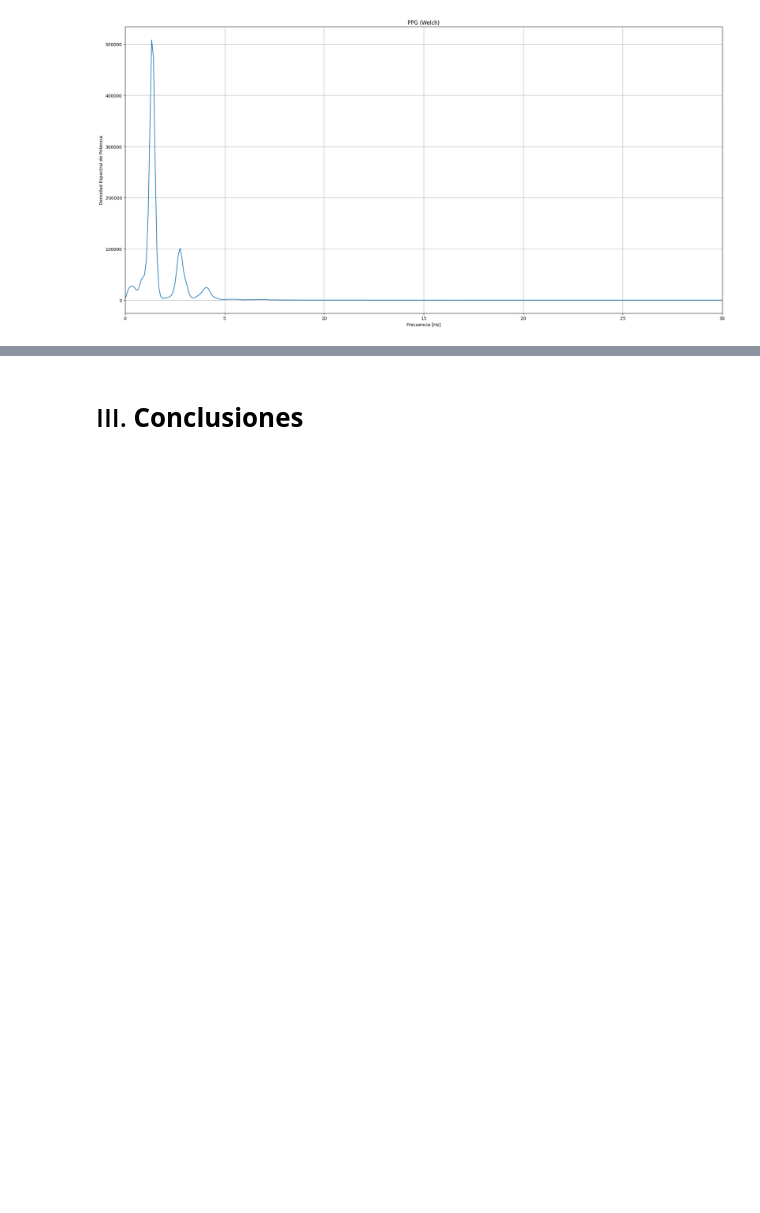
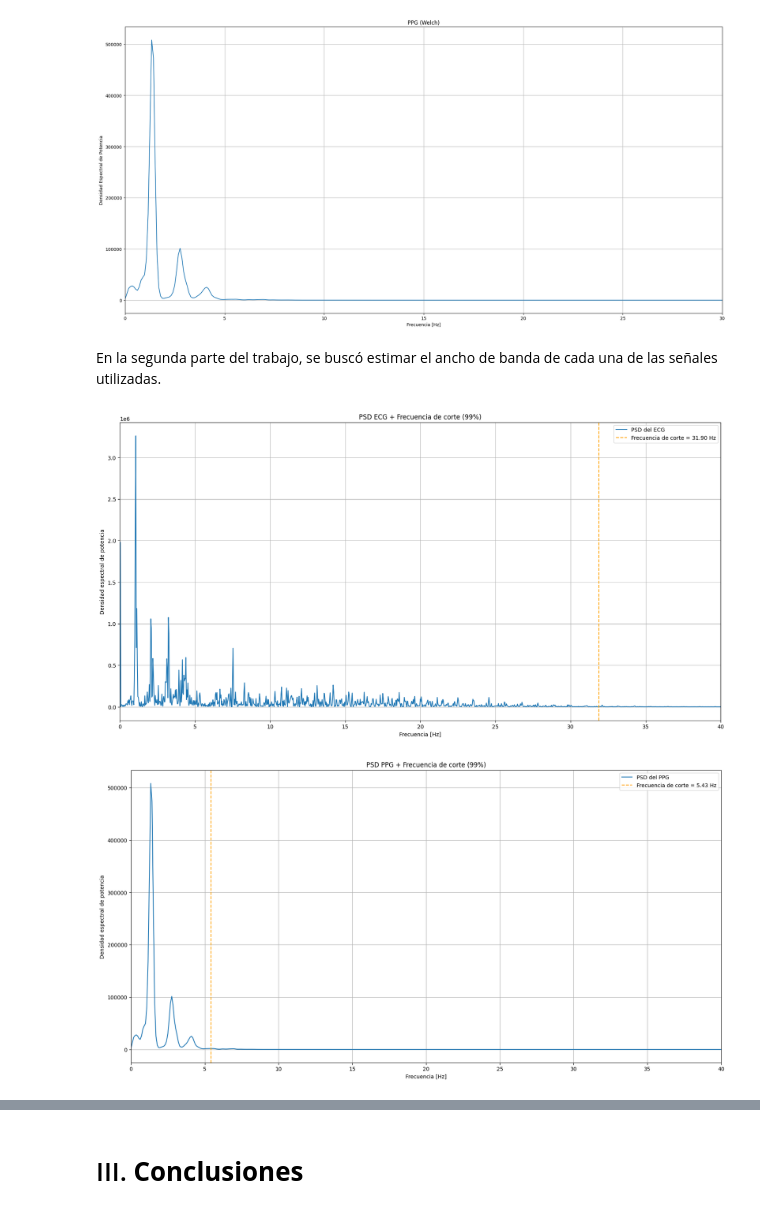
Before and after one commit to LolaPampin07/TS5, a Jupyter notebook: ts5.ipynb, the cells around one changed output, grey strips where cells are left out. Cells and saved outputs as stored; diff of their text form; code cells hidden in the pictures; blank space fills up the shorter version.

Commit message:
Item 2: calculo del ancho de banda del ECG y del PPG

```diff
--- a/ts5.ipynb
+++ b/ts5.ipynb
@@ -238,3 +238,56 @@ plt.xlim([0, 30]) #como es pasabajos, limito
 plt.show()
 # %% [output]
 [figure]
+# %% [markdown]
+En la segunda parte del trabajo, se buscó estimar el ancho de banda de cada una de las señales utilizadas.
+# %%
+# %% Calculo de frecuencia de corte y ancho de banda
+# Idea general:
+# 1) Se calcula la energía acumulada normalizada de la PSD.
+# 2) Se busca el índice donde la energía acumulada alcanza el 99% del total.
+# 3) La frecuencia correspondiente a ese punto se define como la frecuencia de corte (fc).
+
+# Todas las señales utilizadas (ECG, PPG y audio) son pasabajo o limitadas en frecuencia,
+# es decir que concentran la mayor parte de su energía en las bajas frecuencias y su contenido en altas frecuencias disminuye.
+# Por lo tanto, el ancho de banda efectivo (BW) puede aproximarse mediante la frecuencia de corte obtenida: BW ≈ fc
+
+# -------- ECG --------
+df_ecg = f_ecg[1] - f_ecg[0]
+energia_acum_ecg = np.cumsum(Pxx_ecg) * df_ecg
+energia_acum_ecg_norm = energia_acum_ecg / energia_acum_ecg[-1]
+indice_corte_ecg = np.where(energia_acum_ecg_norm >= 0.99)[0][0]
+frecuencia_corte_ecg = f_ecg[indice_corte_ecg]
+
+# Grafico
+plt.figure(figsize=(20,10))
+plt.plot(f_ecg, Pxx_ecg, label = 'PSD del ECG')
+plt.axvline(frecuencia_corte_ecg, color='orange', linestyle='--', label=f'Frecuencia de corte = {frecuencia_corte_ecg:.2f} Hz')
+plt.title("PSD ECG + Frecuencia de corte (99%)")
+plt.xlabel("Frecuencia [Hz]")
+plt.ylabel("Densidad espectral de potencia")
+plt.xlim(0, 40)
+plt.legend()
+plt.grid(True)
+plt.show()
+
+# -------- PPG --------
+df_ppg = f_ppg[1] - f_ppg[0]
+energia_acum_ppg = np.cumsum(Pxx_ppg) * df_ppg
+energia_acum_ppg_norm = energia_acum_ppg / energia_acum_ppg[-1]
+indice_corte_ppg = np.where(energia_acum_ppg_norm >= 0.99)[0][0]
+frecuencia_corte_ppg = f_ppg[indice_corte_ppg]
+
+# Grafico
+plt.figure(figsize=(20,10))
+plt.plot(f_ppg, Pxx_ppg, label = 'PSD del PPG')
+plt.axvline(frecuencia_corte_ppg, color='orange', linestyle='--', label=f'Frecuencia de corte = {frecuencia_corte_ppg:.2f} Hz')
+plt.title("PSD PPG + Frecuencia de corte (99%)")
+plt.xlabel("Frecuencia [Hz]")
+plt.ylabel("Densidad espectral de potencia")
+plt.xlim(0, 40)
+plt.legend()
+plt.grid(True)
+plt.show()
+# %% [output]
+[figure, added]
+[figure, added]
```
Also changed, not shown: parts of 5 cells of this notebook, 1 other file.
